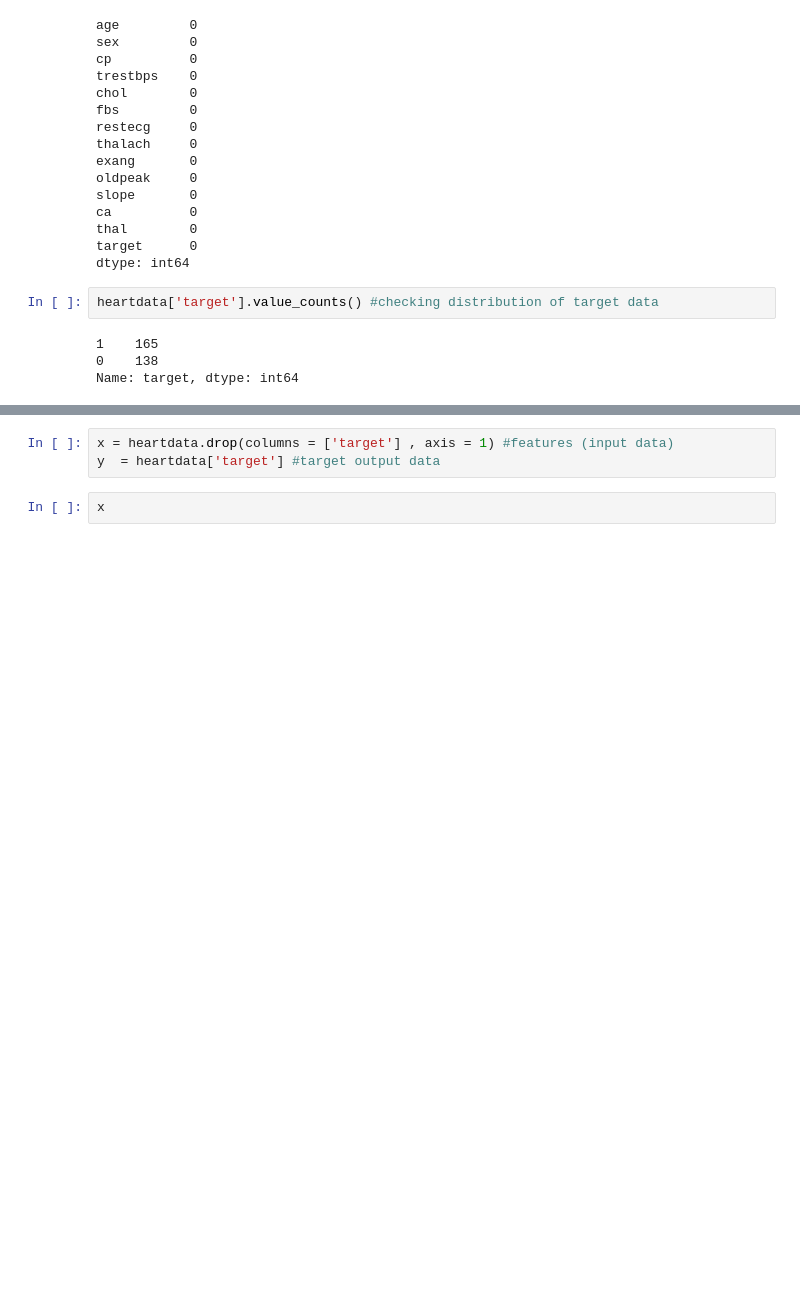
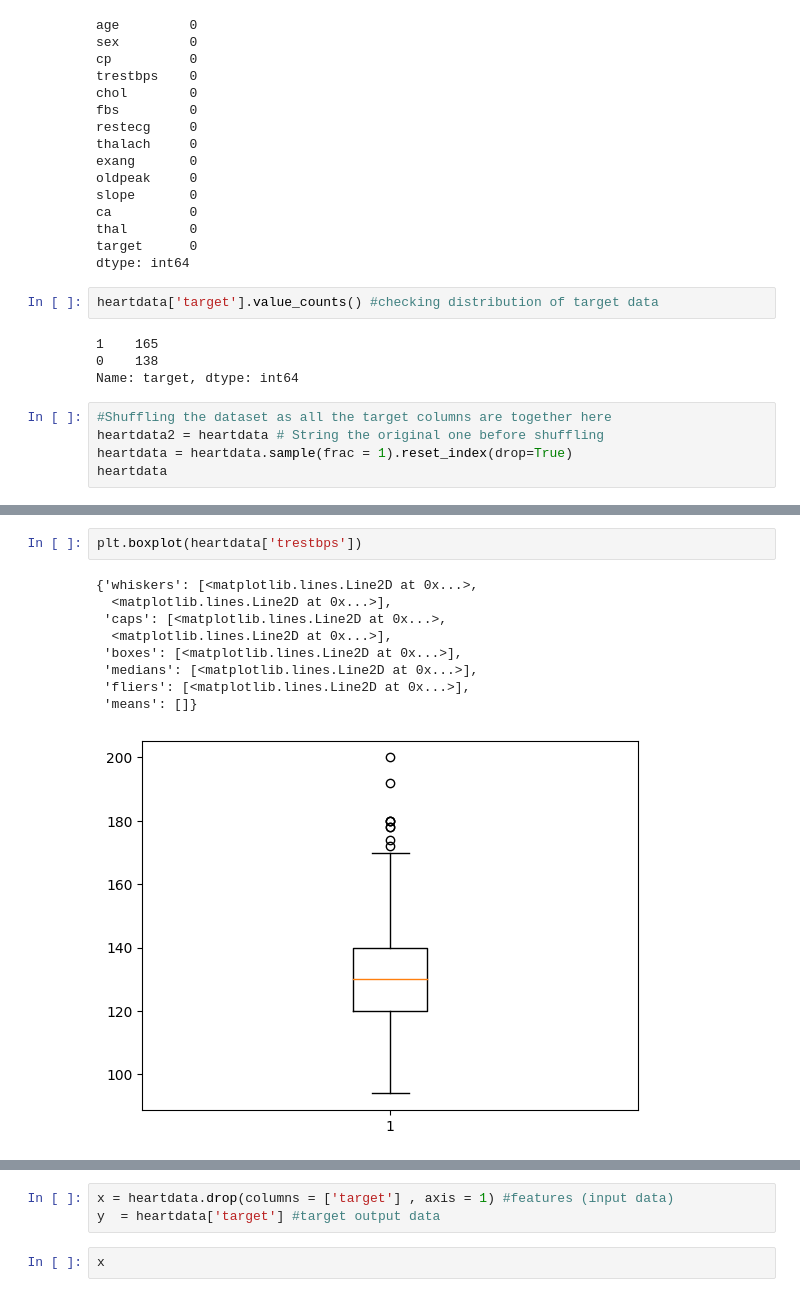
Before and after one commit to KStar-coder/Heart-Disease-Prediction, a Jupyter notebook: Day4LogisticRegressionPractice.ipynb, the cells around one changed output, grey strips where cells are left out. Saved outputs shown, nothing was run; the diff lists cells and outputs as text; blank space fills up the shorter version.

```diff
--- a/Day4LogisticRegressionPractice.ipynb
+++ b/Day4LogisticRegressionPractice.ipynb
@@ -62,3 +63,8 @@ heartdata['target'].value_counts() #checking distribution of target data
 1    165
 0    138
 Name: target, dtype: int64
+# %%
+#Shuffling the dataset as all the target columns are together here
+heartdata2 = heartdata # String the original one before shuffling
+heartdata = heartdata.sample(frac = 1).reset_index(drop=True)
+heartdata
@@ -64,0 +85,12 @@ Name: target, dtype: int64
+# %%
+plt.boxplot(heartdata['trestbps'])
+# %% [output]
+{'whiskers': [<matplotlib.lines.Line2D at 0x...>,
+  <matplotlib.lines.Line2D at 0x...>],
+ 'caps': [<matplotlib.lines.Line2D at 0x...>,
+  <matplotlib.lines.Line2D at 0x...>],
+ 'boxes': [<matplotlib.lines.Line2D at 0x...>],
+ 'medians': [<matplotlib.lines.Line2D at 0x...>],
+ 'fliers': [<matplotlib.lines.Line2D at 0x...>],
+ 'means': []}
+[figure, added]
```
Also changed, not shown: parts of 31 cells of this notebook, 1 other file.
